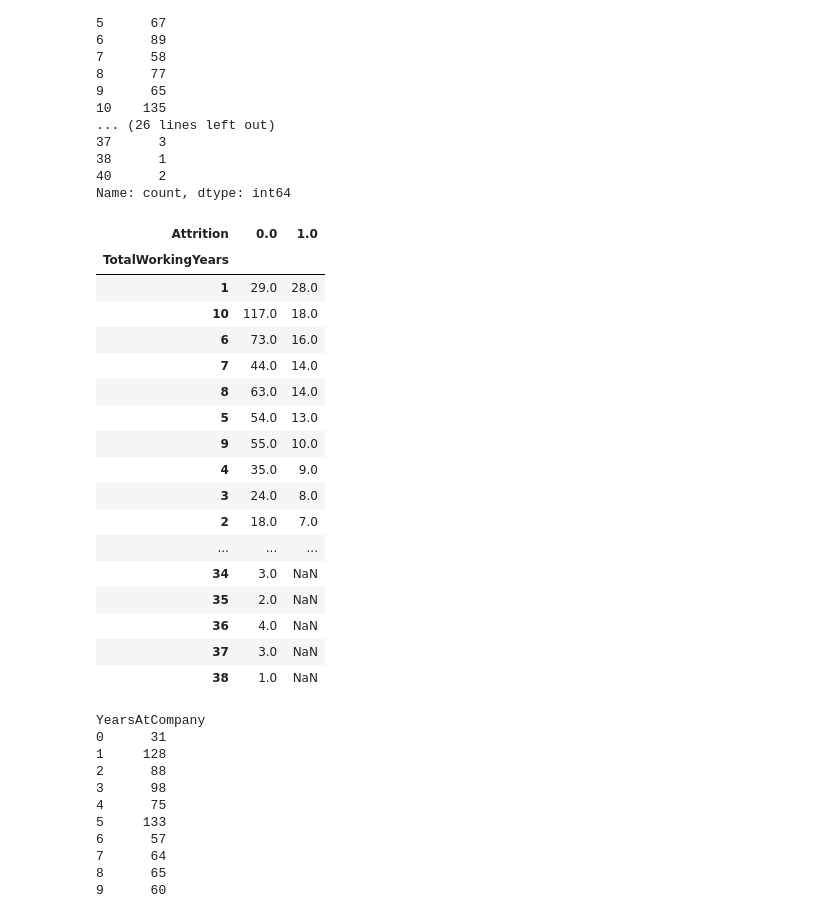
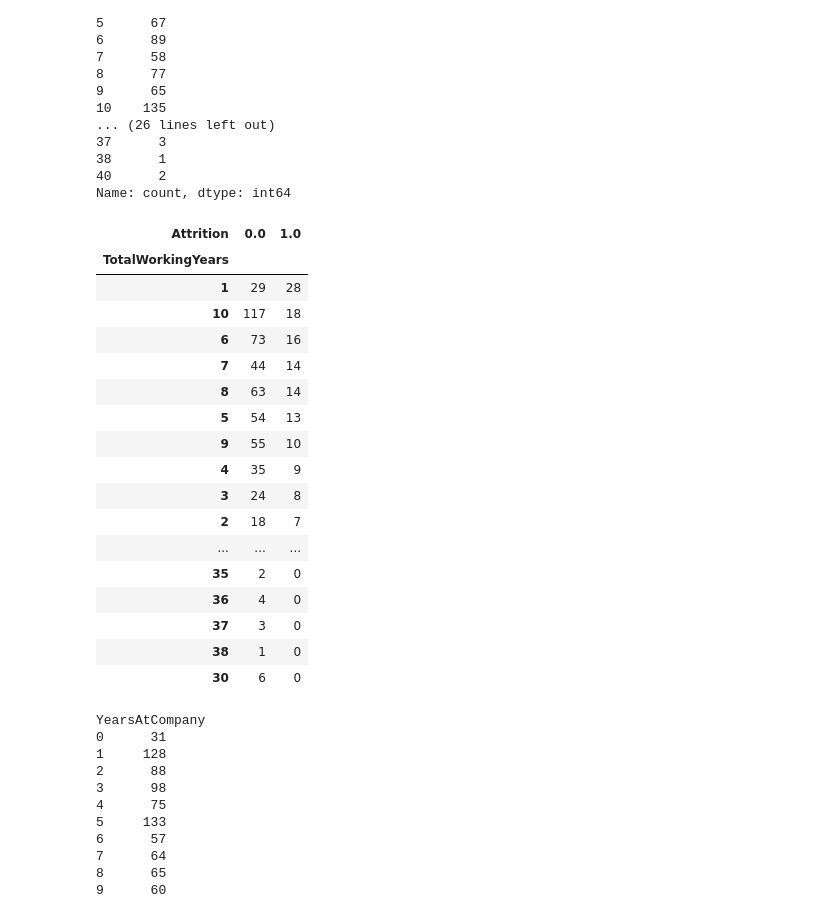
Before and after one commit to Sulbae/HR-Dashboard, a Jupyter notebook: notebook.ipynb, the cells around one changed output. Saved outputs shown, nothing was run; the diff lists cells and outputs as text; code cells hidden in the pictures.

```diff
--- a/notebook.ipynb
+++ b/notebook.ipynb
@@ -560,28 +560,28 @@ TotalWorkingYears
 40      2
 Name: count, dtype: int64
 # %%
-att_totworkyears = journey_df.groupby('TotalWorkingYears')['Attrition'].value_counts().unstack()
+att_totworkyears = journey_df.groupby('TotalWorkingYears')['Attrition'].value_counts().unstack(fill_value=0)
 
 att_totworkyears.sort_values(by=1, ascending=False)
 # %% [output]
 | Attrition | 0.0 | 1.0 |
 | TotalWorkingYears |  |  |
-| 1 | 29.0 | 28.0 |
-| 10 | 117.0 | 18.0 |
-| 6 | 73.0 | 16.0 |
-| 7 | 44.0 | 14.0 |
-| 8 | 63.0 | 14.0 |
-| 5 | 54.0 | 13.0 |
-| 9 | 55.0 | 10.0 |
-| 4 | 35.0 | 9.0 |
-| 3 | 24.0 | 8.0 |
-| 2 | 18.0 | 7.0 |
+| 1 | 29 | 28 |
+| 10 | 117 | 18 |
+| 6 | 73 | 16 |
+| 7 | 44 | 14 |
+| 8 | 63 | 14 |
+| 5 | 54 | 13 |
+| 9 | 55 | 10 |
+| 4 | 35 | 9 |
+| 3 | 24 | 8 |
+| 2 | 18 | 7 |
 | ... | ... | ... |
-| 34 | 3.0 | NaN |
-| 35 | 2.0 | NaN |
-| 36 | 4.0 | NaN |
-| 37 | 3.0 | NaN |
-| 38 | 1.0 | NaN |
+| 35 | 2 | 0 |
+| 36 | 4 | 0 |
+| 37 | 3 | 0 |
+| 38 | 1 | 0 |
+| 30 | 6 | 0 |
 # %%
 journey_df['YearsAtCompany'].value_counts().sort_index()
 # %% [output]
```
Also changed, not shown: parts of 15 cells of this notebook, 3 other files.
